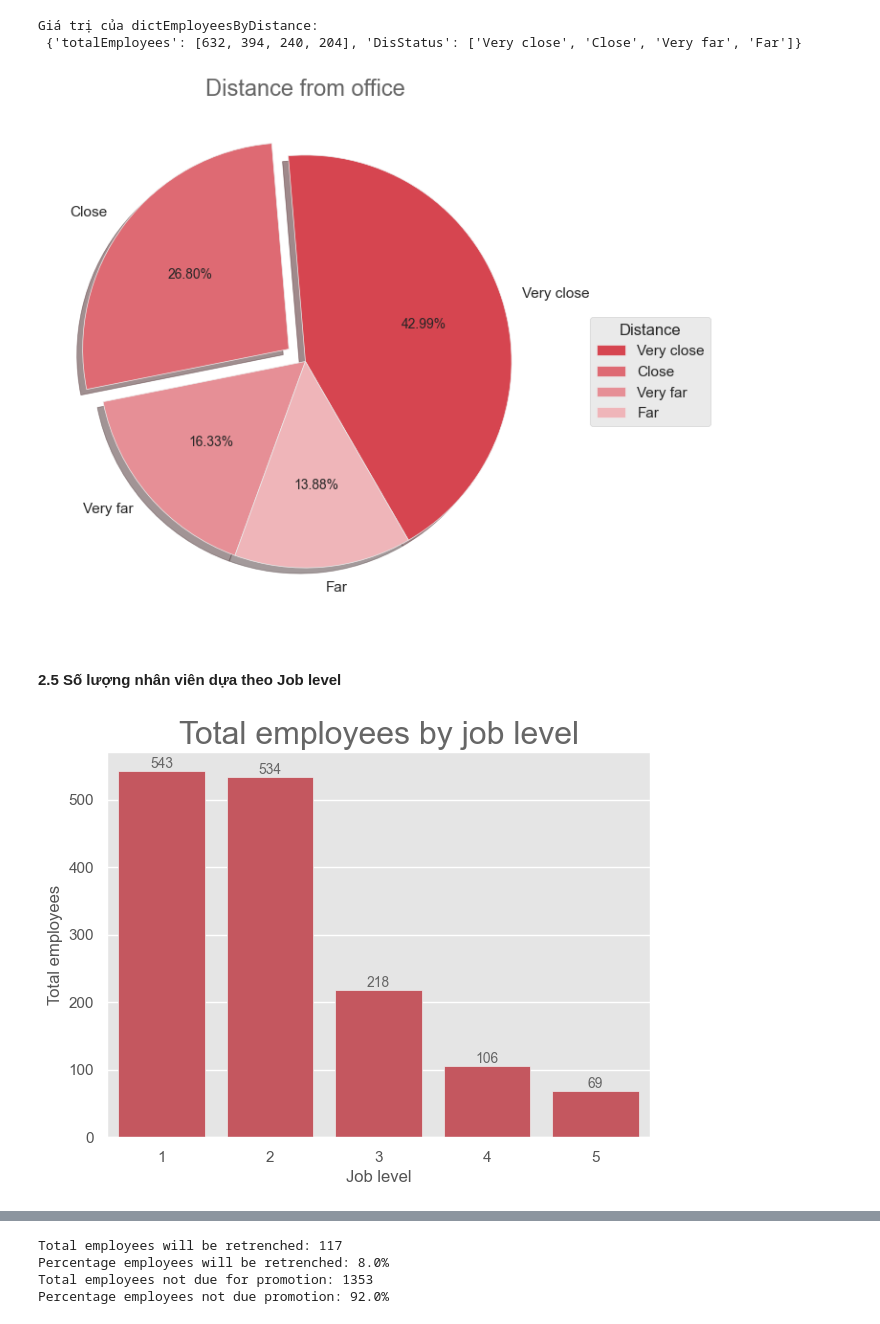
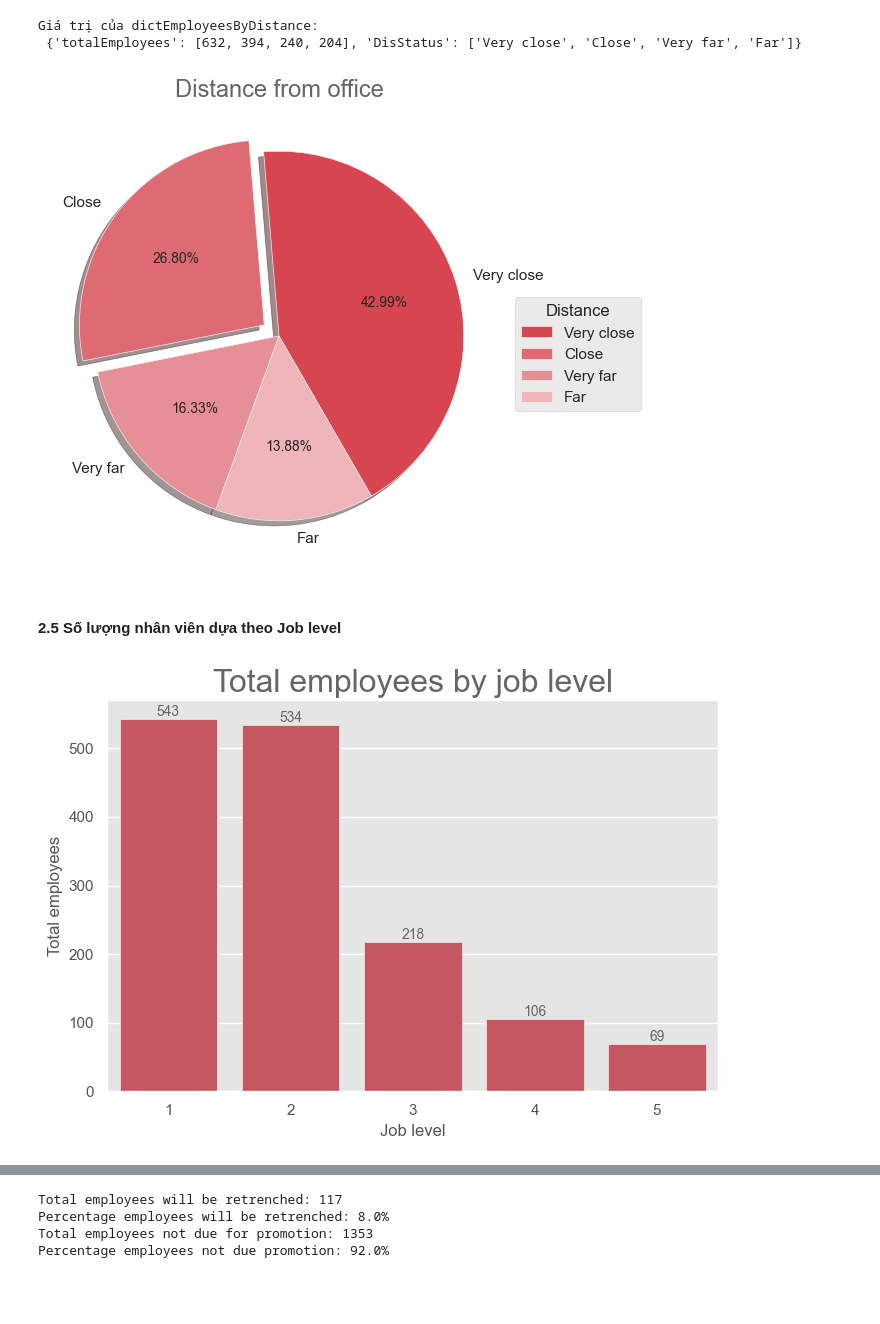
Before and after one commit to daominhthuan42/mindx-data-analytics-bootcamp, a Jupyter notebook: 00_MODULE_1/FINAL_PROJECT/02_PYTHON/FINAL_PROJECT.ipynb, the cells around one changed output, grey strips where cells are left out. Saved outputs shown, nothing was run; the diff lists cells and outputs as text; code cells hidden in the pictures; blank space fills up the shorter version.

```diff
--- a/00_MODULE_1/FINAL_PROJECT/02_PYTHON/FINAL_PROJECT.ipynb
+++ b/00_MODULE_1/FINAL_PROJECT/02_PYTHON/FINAL_PROJECT.ipynb
@@ -347,7 +347,7 @@ Giá trị của dictEmployeesByDistance:
  {'totalEmployees': [632, 394, 240, 204], 'DisStatus': ['Very close', 'Close', 'Very far', 'Far']}
 # %%
 # SỬ DỤNG PIE CHART ĐỂ TRỰC QUAN HÓA
-plt.figure(figsize=(10,7))
+plt.figure(figsize=(10,6))
 plt.style.use("ggplot")
 plt.pie(
           dictEmployeesByDistance['totalEmployees'],
@@ -362,7 +362,7 @@ plt.title(label = "Distance from office", loc="center", fontsize='17', color = "
 plt.legend(title = "Distance", bbox_to_anchor = (1.3, 0.6))
 plt.show()
 # %% [output]
-[figure, old version]
+[figure, new version]
 # %% [markdown]
 #### <b> 2.5 Số lượng nhân viên dựa theo Job level
 # %%
@@ -371,19 +371,20 @@ plt.show()
 # %%
 # SỬ DỤNG COUNTPLOT ĐỂ TRỰC QUAN HÓA
 plt.figure(figsize=(7,5))
 ax = sns.countplot(data = df, x = "JobLevel", color="#d64550")
 # THÊM SỐ LIỆU TRÊN CÁC CỘT
 for p in ax.patches:
     ax.annotate(f'{int(p.get_height())}',
                 (p.get_x() + p.get_width() / 2., p.get_height()),
                 ha='center', va='center',
                 fontsize=10, color="#666666",
                 xytext=(0, 5),
                 textcoords='offset points')
 plt.title(label = "Total employees by job level", loc="center", fontsize='23', color = "#666666")
 plt.xlabel("Job level")
 plt.ylabel("Total employees")
+plt.tight_layout()
 plt.show()
 # %% [output]
-[figure, old version]
+[figure, new version]
 # %% [markdown]
```
Also changed, not shown: parts of 8 cells of this notebook, 4 other files.
